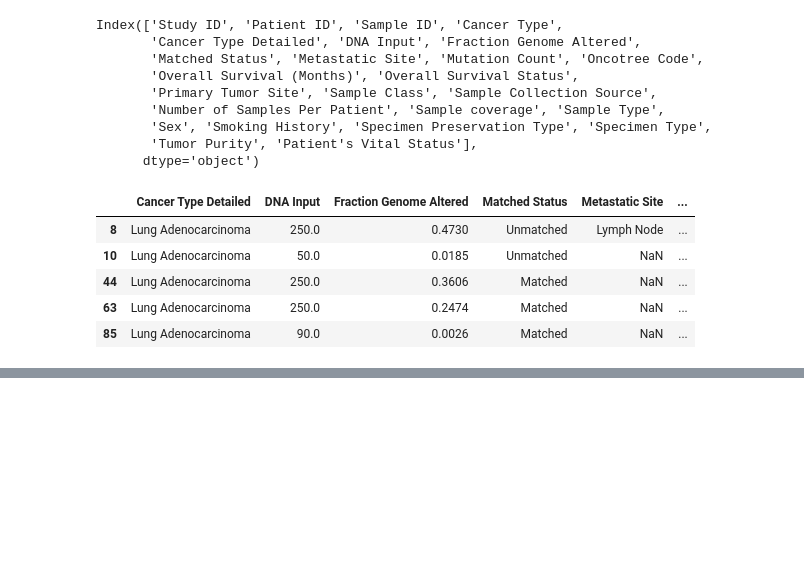
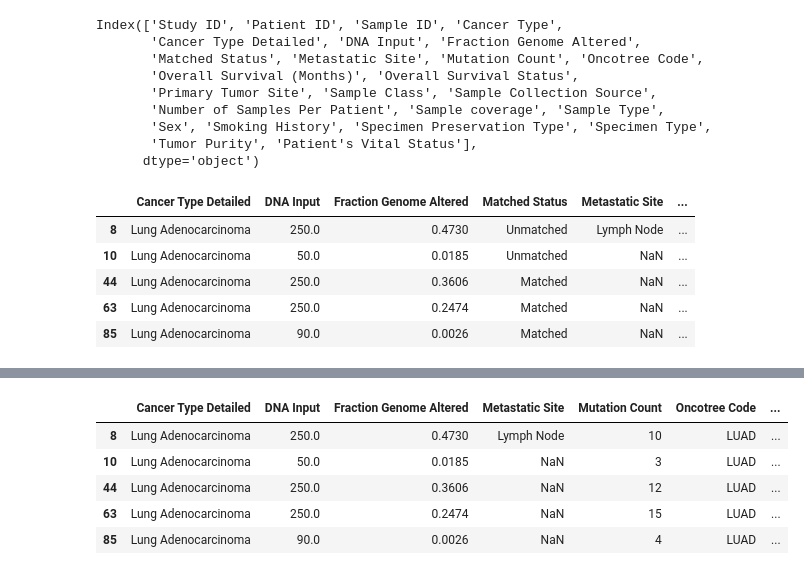
Before and after one commit to ahliminha/cancer_study, a Jupyter notebook: Lung.ipynb, the cells around one changed output, grey strips where cells are left out. Drawn from its saved outputs; the diff is of its cells as text; code cells hidden in the pictures; blank space fills up the shorter version.

```diff
--- a/Lung.ipynb
+++ b/Lung.ipynb
@@ -143,8 +143,8 @@ Index(['Study ID', 'Patient ID', 'Sample ID', 'Cancer Type',
 # %%
 columns = ['Cancer Type Detailed', 'DNA Input', 'Fraction Genome Altered', 'Matched Status', 'Metastatic Site', 'Mutation Count', 'Oncotree Code',
        'Overall Survival (Months)', 'Overall Survival Status',
-       'Primary Tumor Site', 'Sample Class',
-       'Number of Samples Per Patient', 'Sample coverage', 'Sample Type',
+       'Primary Tumor Site', 'Number of Samples Per Patient',
+       'Sample coverage', 'Sample Type',
        'Sex', 'Smoking History', 'Specimen Preservation Type',
        'Tumor Purity', "Patient's Vital Status"]
 # %%
@@ -160,0 +174,11 @@ lung_clean.head()
+# %%
+categories = ["Matched Status",
+"Overall Survival Status",
+"Sample Type",
+"Sex",
+"Smoking History",
+"Specimen Preservation Type",
+"Patient's Vital Status"]
+# %%
+for cat in categories:
+  print(lung_clean[cat].unique())
@@ -160,0 +193,13 @@ lung_clean.head()
+# %%
+for cat in categories:
+  df = pd.get_dummies(lung_clean[cat], prefix=None)
+  lung_clean = pd.concat([lung_clean, df], axis=1)
+  lung_clean.pop(cat)
+lung_clean.head()
+# %% [output]
+|  | Cancer Type Detailed | DNA Input | Fraction Genome Altered | Metastatic Site | Mutation Count | Oncotree Code | ... |
+| 8 | Lung Adenocarcinoma | 250.0 | 0.4730 | Lymph Node | 10 | LUAD | ... |
+| 10 | Lung Adenocarcinoma | 50.0 | 0.0185 | NaN | 3 | LUAD | ... |
+| 44 | Lung Adenocarcinoma | 250.0 | 0.3606 | NaN | 12 | LUAD | ... |
+| 63 | Lung Adenocarcinoma | 250.0 | 0.2474 | NaN | 15 | LUAD | ... |
+| 85 | Lung Adenocarcinoma | 90.0 | 0.0026 | NaN | 4 | LUAD | ... |
```
Also changed, not shown: parts of 11 cells of this notebook.
